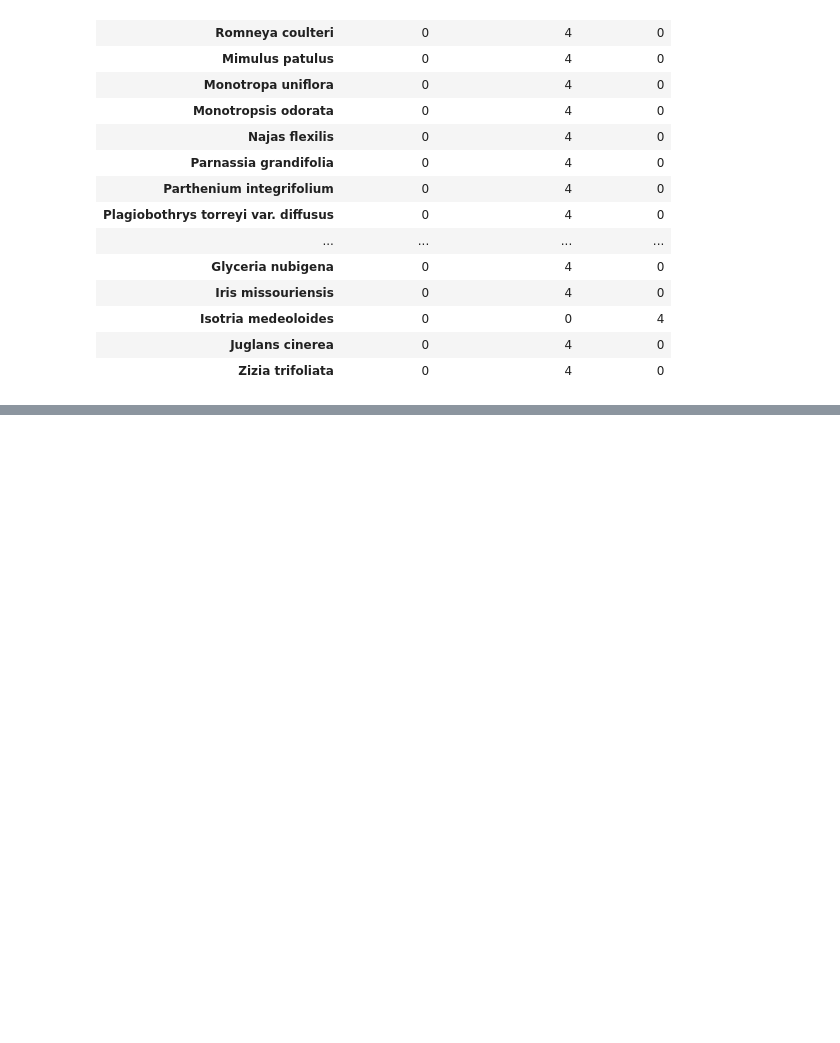
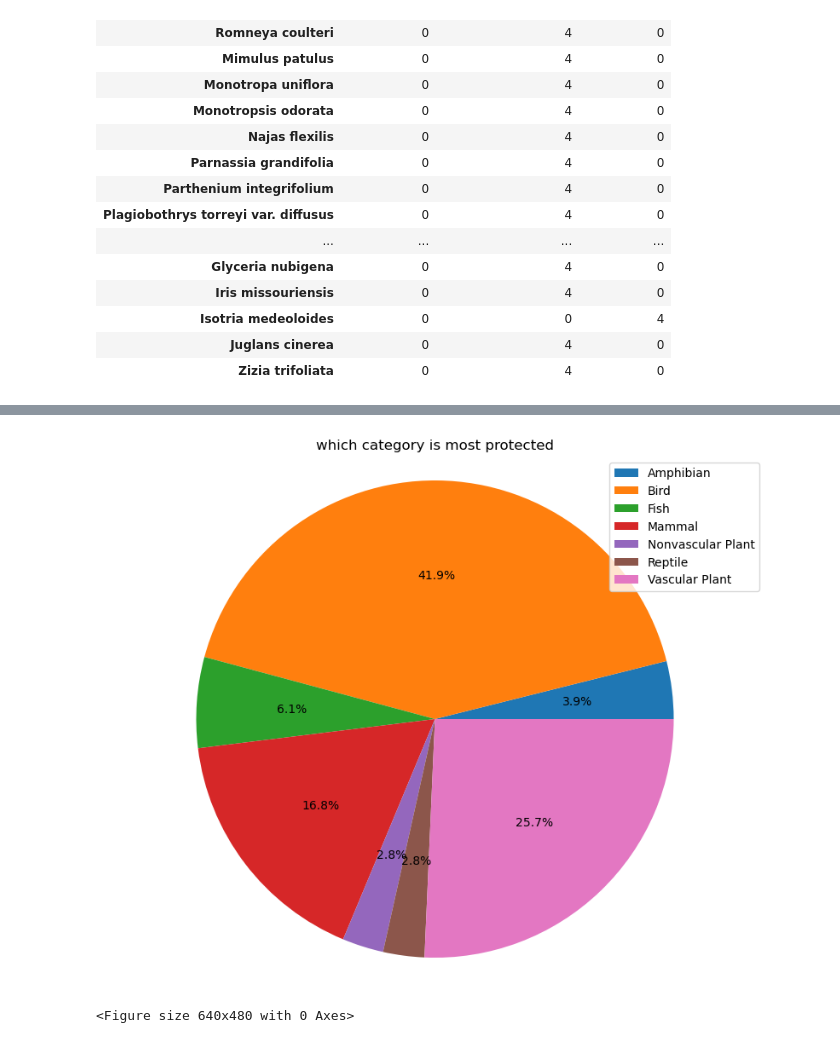
Before and after one commit to xre22zax/Projects, a Jupyter notebook: Advance/biodiversity_starter/biodiversity.ipynb, the cells around one changed output, grey strips where cells are left out. Drawn from its saved outputs; the diff is of its cells as text; code cells hidden in the pictures; blank space fills up the shorter version.

```diff
--- a/Advance/biodiversity_starter/biodiversity.ipynb
+++ b/Advance/biodiversity_starter/biodiversity.ipynb
@@ -477,3 +527,6 @@ Vascular_sort.sort_values('Endangered', ascending=False)
 | Isotria medeoloides | 0 | 0 | 4 |
 | Juglans cinerea | 0 | 4 | 0 |
 | Zizia trifoliata | 0 | 4 | 0 |
+# %%
+species.fillna('No Intervention', inplace=True)
+species.groupby("conservation_status").size()
@@ -479,0 +555,14 @@ Vascular_sort.sort_values('Endangered', ascending=False)
+# %%
+species['is_protected'] = species.conservation_status != 'No Intervention'
+
+category_counts = species.groupby(['category', 'is_protected'])\
+                        .scientific_name.nunique()\
+                        .reset_index()\
+                        .pivot(columns='is_protected',
+                                      index='category').reset_index()
+category_counts.columns = ['category', 'not_protected', 'protected']
+
+category_counts['percent_protected'] = round ( category_counts.protected / \
+                                      (category_counts.protected + category_counts.not_protected) * 100)
+
+category_counts
@@ -479,0 +578,15 @@ Vascular_sort.sort_values('Endangered', ascending=False)
+# %%
+plt.figure(figsize=(10, 8))
+plt.pie(category_counts['protected'] , autopct='%0.1f%%')
+
+protects = ['Amphibian', 'Bird', 'Fish', 'Mammal', 'Nonvascular Plant',  'Reptile', 'Vascular Plant']
+
+plt.title("which category is most protected")
+plt.legend(protects)
+
+plt.axis('equal')
+plt.show()
+plt.clf()
+# %% [output]
+[figure, added]
+<Figure size 640x480 with 0 Axes>
```
Also changed, not shown: parts of 14 cells of this notebook, 2 other files.
